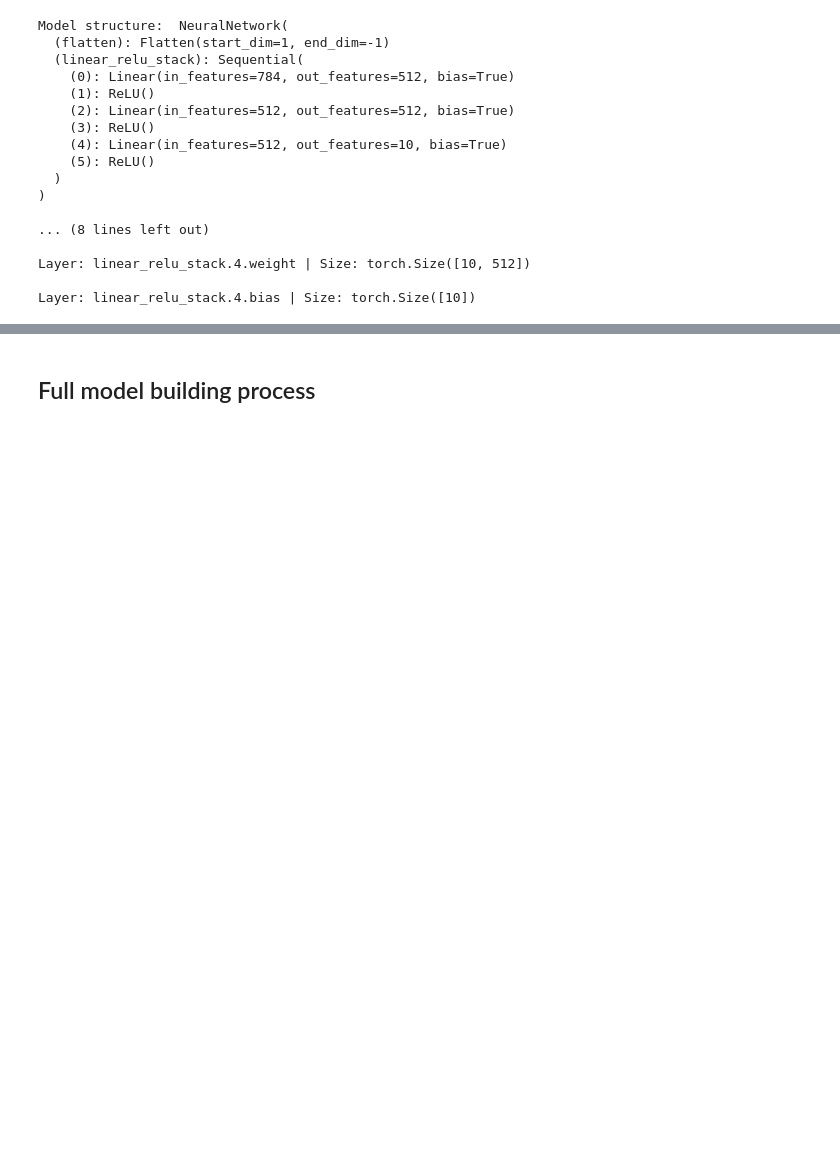
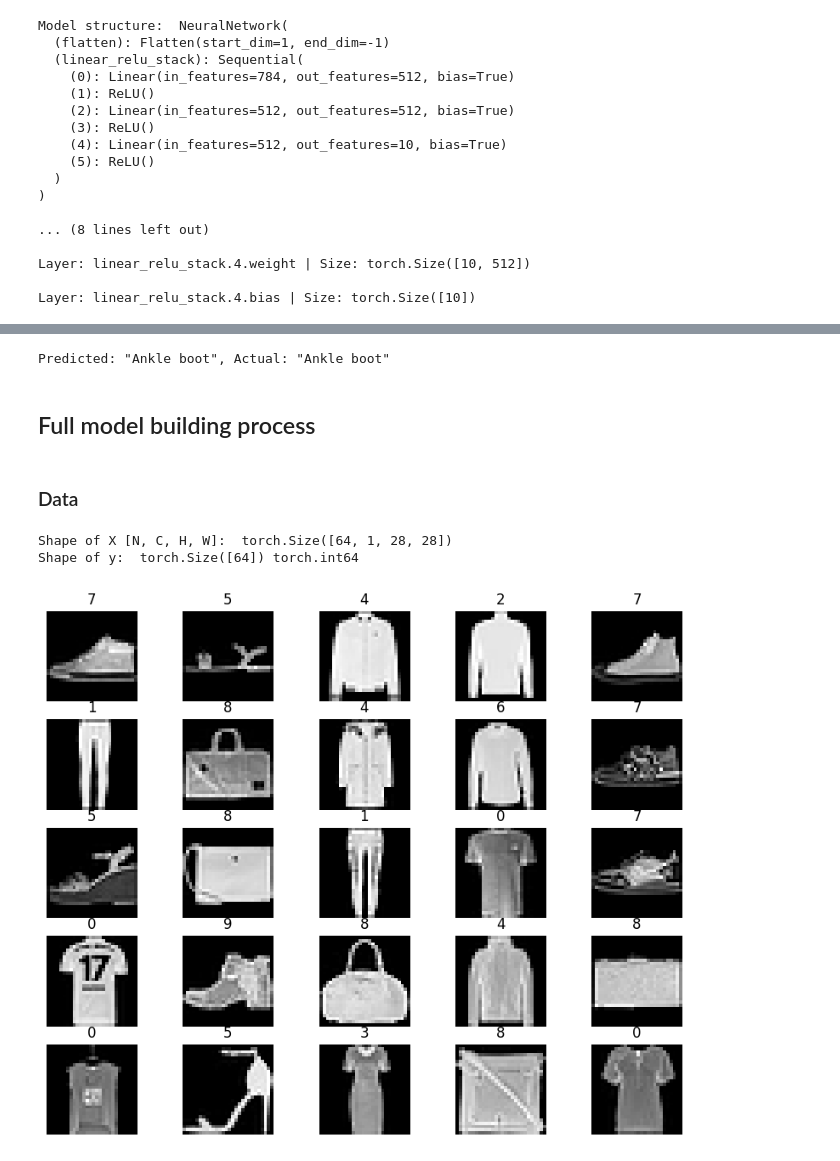
Before and after one commit to galois1915/Computer-vision, a Jupyter notebook: LowLevel-PyTorch.ipynb, the cells around one changed output, grey strips where cells are left out. Cells and saved outputs as stored; diff of their text form; code cells hidden in the pictures; blank space fills up the shorter version.

```diff
--- a/LowLevel-PyTorch.ipynb
+++ b/LowLevel-PyTorch.ipynb
@@ -517,2 +832,82 @@ Layer: linear_relu_stack.4.bias | Size: torch.Size([10])
+# %%
+input_image = torch.zeros((1,28,28))
+onnx_model = 'data/model.onnx'
+onnx.export(model, input_image, onnx_model)
+
+test_data = datasets.FashionMNIST(
+    root="data",
+    train=False,
+    download=True,
+    transform=ToTensor()
+)
+
+classes = [
+    "T-shirt/top",
+    "Trouser",
+    "Pullover",
+    "Dress",
+    "Coat",
+    "Sandal",
+    "Shirt",
+    "Sneaker",
+    "Bag",
+    "Ankle boot",
+]
+x, y = test_data[0][0], test_data[0][1]
+
+session = onnxruntime.InferenceSession(onnx_model, None)
+input_name = session.get_inputs()[0].name
+output_name = session.get_outputs()[0].name
+
+result = session.run([output_name], {input_name: x.numpy()})
+predicted, actual = classes[result[0][0].argmax(0)], classes[y]
+print(f'Predicted: "{predicted}", Actual: "{actual}"')
+# %% [output]
+Predicted: "Ankle boot", Actual: "Ankle boot"
 # %% [markdown]
 ## Full model building process
+# %% [markdown]
+### Data
+# %%
+# Download training data from open datasets.
+training_data = datasets.FashionMNIST(
+    root="data",
+    train=True,
+    download=True,
+    transform=ToTensor(),
+)
+
+# Download test data from open datasets.
+test_data = datasets.FashionMNIST(
+    root="data",
+    train=False,
+    download=True,
+    transform=ToTensor(),
+)
+# %%
+batch_size = 64
+
+# Create data loaders.
+train_dataloader = DataLoader(training_data, batch_size=batch_size)
+test_dataloader = DataLoader(test_data, batch_size=batch_size)
+
+for X, y in test_dataloader:
+    print("Shape of X [N, C, H, W]: ", X.shape)
+    print("Shape of y: ", y.shape, y.dtype)
+    break
+
+# Display sample data
+figure = plt.figure(figsize=(10, 8))
+cols, rows = 5, 5
+for i in range(1, cols * rows + 1):
+    idx = torch.randint(len(test_data), size=(1,)).item()
+    img, label = test_data[idx]
+    figure.add_subplot(rows, cols, i)
+    plt.title(label)
+    plt.axis("off")
+    plt.imshow(img.squeeze(), cmap="gray")
+plt.show()
+# %% [output]
+Shape of X [N, C, H, W]:  torch.Size([64, 1, 28, 28])
+Shape of y:  torch.Size([64]) torch.int64
+[figure, added]
```
Also changed, not shown: parts of 55 cells of this notebook, 1 other file.
